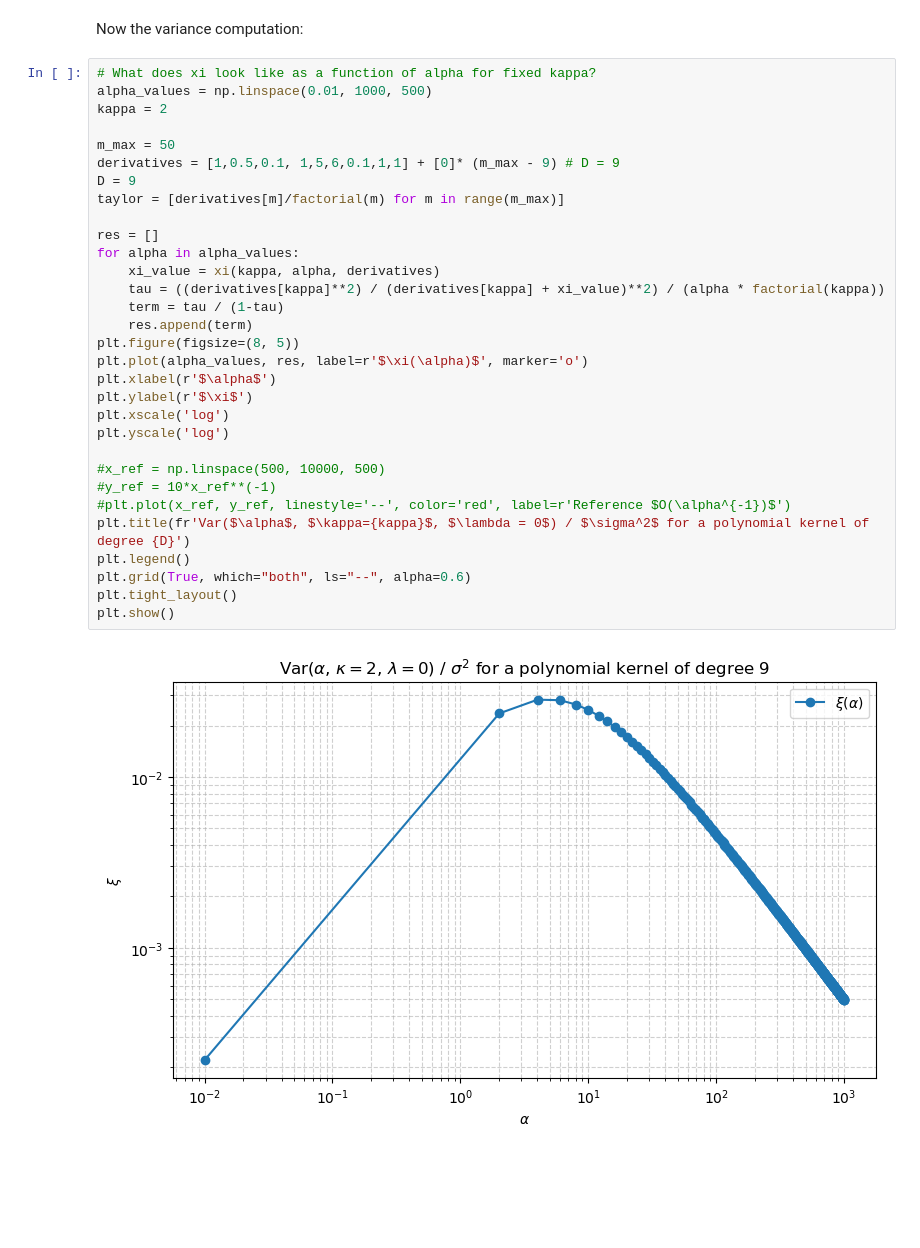
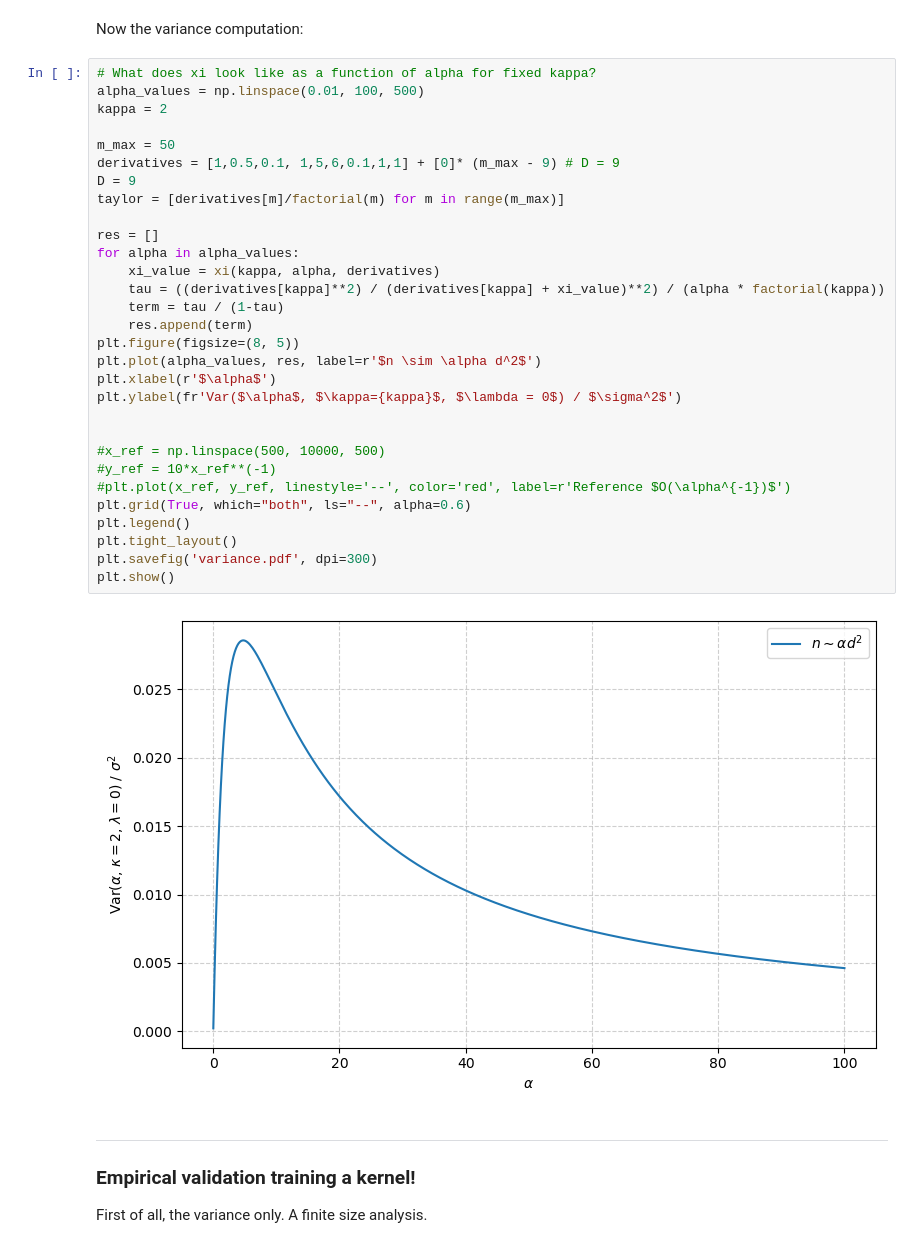
Before and after one commit to lorenzorizzi17/NeuralScaling, a Jupyter notebook: code/isotropicKernel.ipynb, the cells around one changed output. Saved outputs shown, nothing was run; the diff lists cells and outputs as text; blank space fills up the shorter version.

Commit message:
finite size scaling for variance

```diff
--- a/code/isotropicKernel.ipynb
+++ b/code/isotropicKernel.ipynb
@@ -248,34 +256,38 @@ plt.show()
 Now the variance computation:
 # %%
 # What does xi look like as a function of alpha for fixed kappa?
-alpha_values = np.linspace(0.01, 1000, 500)
+alpha_values = np.linspace(0.01, 100, 500)
 kappa = 2
 
 m_max = 50
 derivatives = [1,0.5,0.1, 1,5,6,0.1,1,1] + [0]* (m_max - 9) # D = 9
 D = 9
 taylor = [derivatives[m]/factorial(m) for m in range(m_max)]
 
 res = []
 for alpha in alpha_values:
     xi_value = xi(kappa, alpha, derivatives)
     tau = ((derivatives[kappa]**2) / (derivatives[kappa] + xi_value)**2) / (alpha * factorial(kappa))
     term = tau / (1-tau)
     res.append(term)
 plt.figure(figsize=(8, 5))
-plt.plot(alpha_values, res, label=r'$\xi(\alpha)$', marker='o')
+plt.plot(alpha_values, res, label=r'$n \sim \alpha d^2$')
 plt.xlabel(r'$\alpha$')
-plt.ylabel(r'$\xi$')
-plt.xscale('log')
-plt.yscale('log')
+plt.ylabel(fr'Var($\alpha$, $\kappa={kappa}$, $\lambda = 0$) / $\sigma^2$')
+
 
 #x_ref = np.linspace(500, 10000, 500)
 #y_ref = 10*x_ref**(-1)
 #plt.plot(x_ref, y_ref, linestyle='--', color='red', label=r'Reference $O(\alpha^{-1})$')
-plt.title(fr'Var($\alpha$, $\kappa={kappa}$, $\lambda = 0$) / $\sigma^2$ for a polynomial kernel of degree {D}')
+plt.grid(True, which="both", ls="--", alpha=0.6)
 plt.legend()
-plt.grid(True, which="both", ls="--", alpha=0.6)
 plt.tight_layout()
+plt.savefig('variance.pdf', dpi=300)
 plt.show()
 # %% [output]
-[figure, old version]
+[figure, new version]
+# %% [markdown]
+---
+### Empirical validation training a kernel!
+
+First of all, the variance only. A finite size analysis.
```
Also changed, not shown: parts of 8 cells of this notebook, 13 other files.
